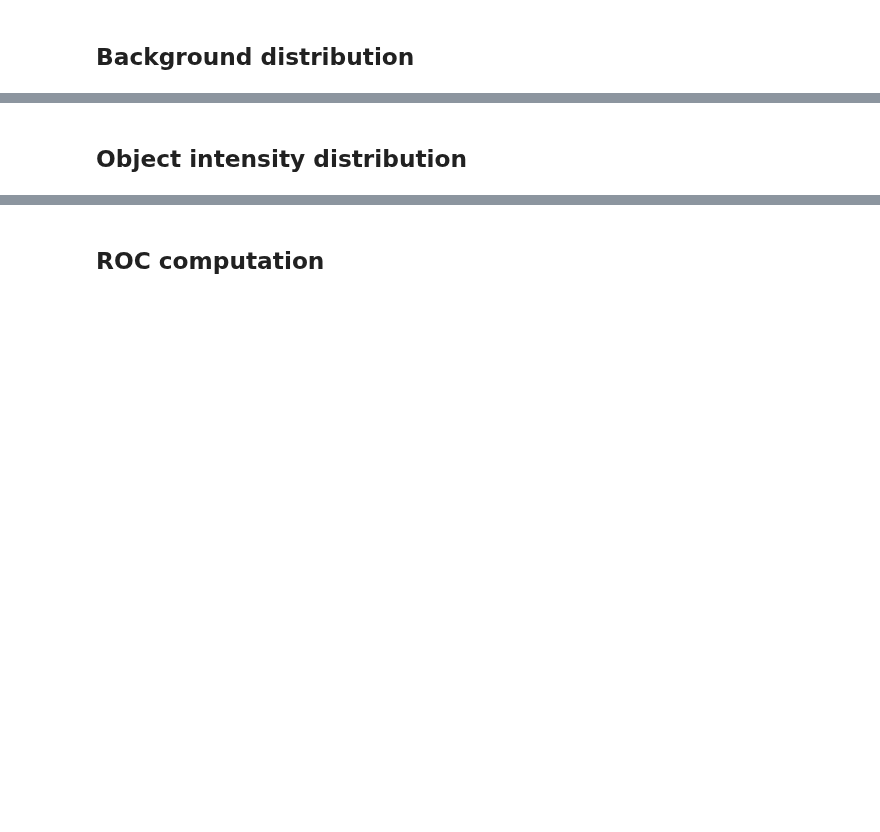
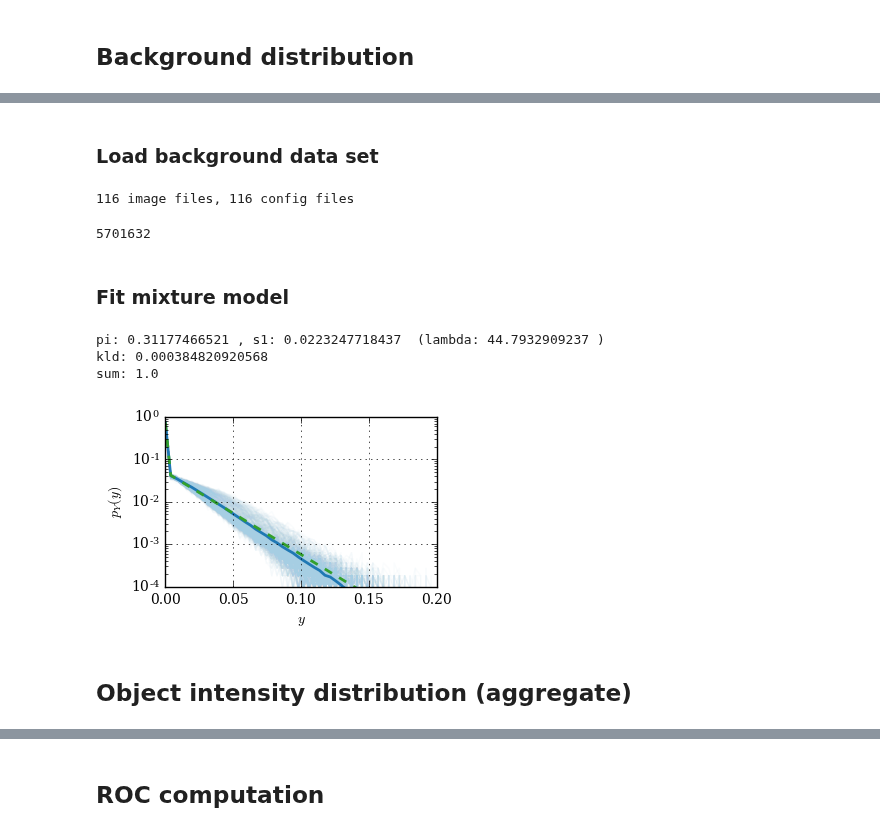
Before and after one commit to pvazteixeira/multibeam, a Jupyter notebook: dev/feature-mixture-model.ipynb, the cells around one changed output, grey strips where cells are left out. Cells and saved outputs as stored; diff of their text form; code cells hidden in the pictures; blank space fills up the shorter version.

Commit message:
revised mixture model

```diff
--- a/dev/feature-mixture-model.ipynb
+++ b/dev/feature-mixture-model.ipynb
@@ -125,2 +66,58 @@ scale*:  0.025 with K-L divergence of 0.182675331779 (lambda= 40.0 )
+# %% [markdown]
+### Load background data set
+# %%
+bg_image_list = glob('../data/background/*.png') # window set to 2.25m to 11.25m
+bg_config_list = glob('../data/background/*.json')
+print len(bg_image_list),'image files,',len(bg_config_list),'config files'
+# %% [output]
+116 image files, 116 config files
+# %%
+bg_data = compile(bg_image_list, bg_config_list, didson, True)
+bins = np.linspace(0,1.0,256)
+h_bg = np.histogram(bg_data.flatten(),bins)
+h_bg = h_bg[0]/(np.sum(h_bg[0])+0.0)     # normalize
+print len(bg_data.flatten())
+# %% [output]
+5701632
+# %% [markdown]
+### Fit mixture model
+# %%
+def bg_mixture(x, pi, s):
+    # background distribution as an exponential with zero-bias
+    p1 = expon.pdf(x,0,s)
+    p1/=np.sum(p1)
+    p1*=pi
+    p = p1
+    p[0] += (1-pi)
+    return p
+
+x = bins[:-1]
+p, v = curve_fit(bg_mixture, x, h_bg, p0=[0.5, 2e-2])
+
+print 'pi:',p[0],', s1:',p[1],' (lambda:',1.0/p[1],')'
+bg_est = bg_mixture(x, p[0], p[1])
+print 'kld:',kld(h_bg, bg_est)
+print 'sum:',np.sum(bg_est)
+
+plt.figure(figsize=(3.5,3.5*5/8.0))
+for i in range(0,512):
+    hi = np.histogram(bg_data[i,:],bins)
+    plt.plot(bins[:-1],hi[0]/(np.sum(hi[0])+0.0),color='#a6cee3',alpha=0.05)
+
+plt.plot(x, h_bg,'-',color='#1f78b4',linewidth=2.0)
+# plt.plot(x, bg_est,'--',color='#b2df8a',linewidth=2.0)
+plt.plot(x, bg_est,'--',color='#33a02c',linewidth=2.0)
+plt.yscale('log')
+plt.ylabel('$p_Y(y)$')
+plt.xlabel('$y$')
+plt.ylim([1e-4,1e0])
+plt.xlim([0,.2])
+plt.grid()
+plt.savefig('background_mixture.pdf',dpi=600,bbox_inches='tight',transparent=True,pad_inches=0.02) # no transparency on eps!
+# %% [output]
+pi: 0.31177466521 , s1: 0.0223247718437  (lambda: 44.7932909237 )
+kld: 0.000384820920568
+sum: 1.0
+[figure, added]
 # %% [markdown]
-## Object intensity distribution
+## Object intensity distribution (aggregate)
```
Also changed, not shown: parts of 43 cells of this notebook, 3 other files.
